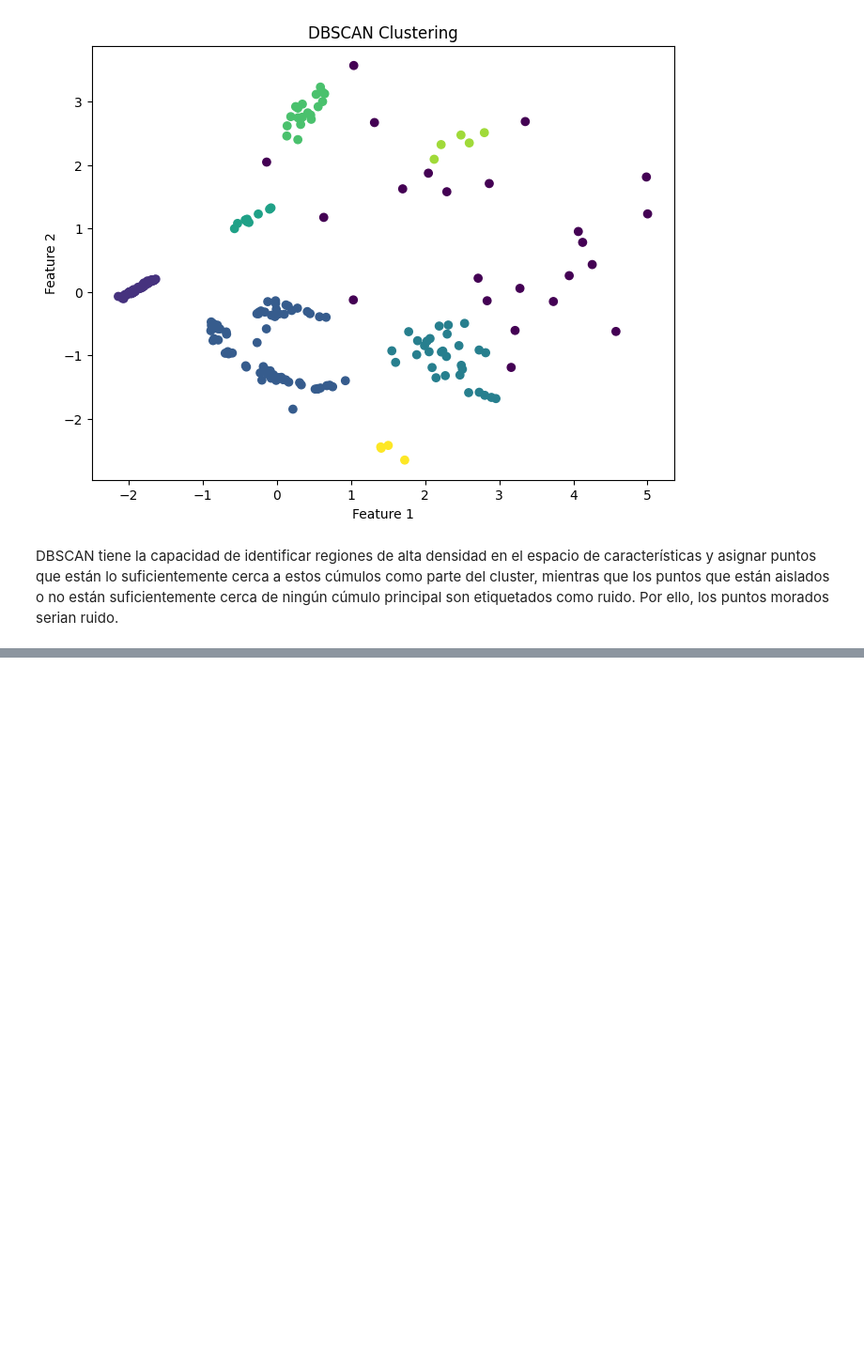
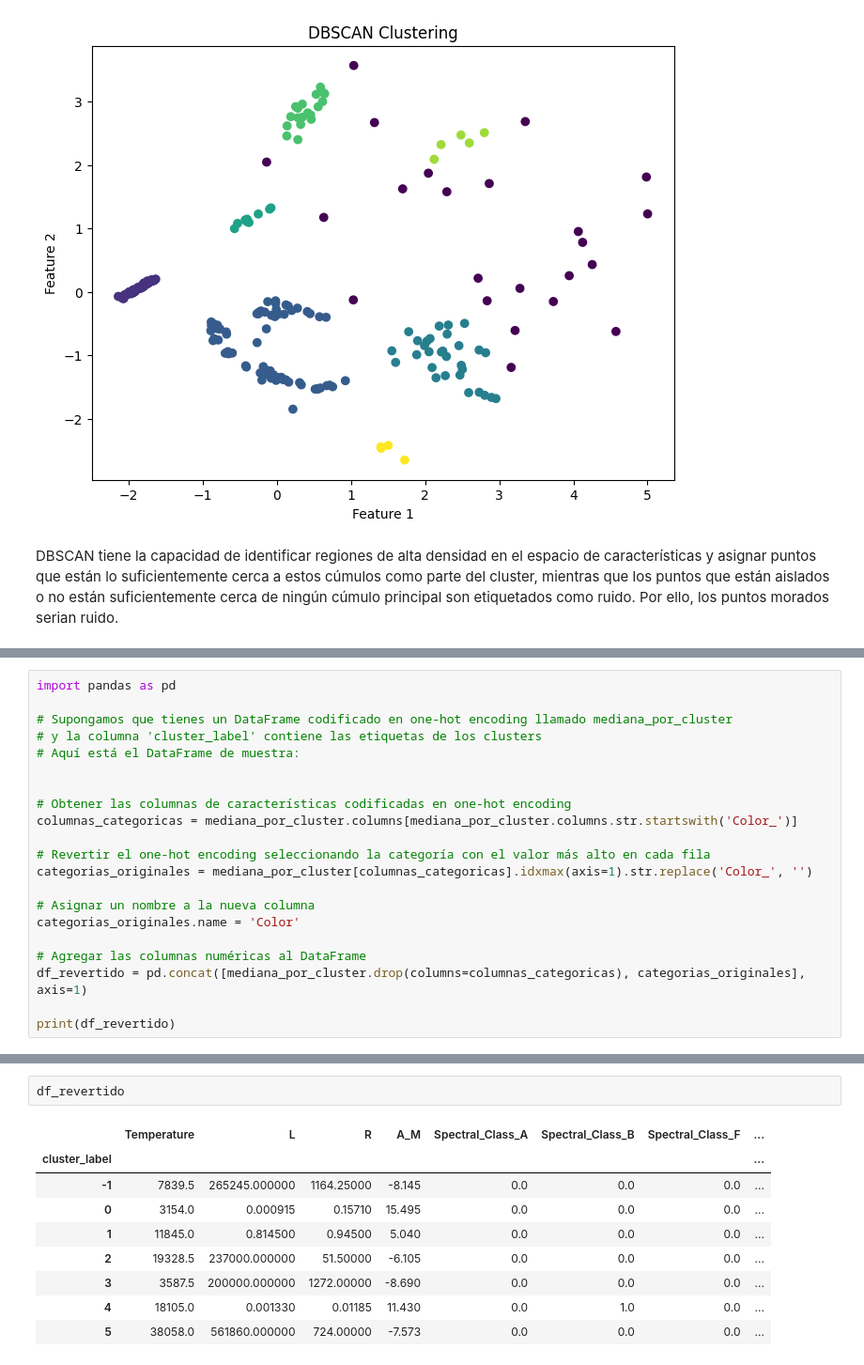
Before and after one commit to Mariolh33/G2_100472188_100429058_P2, a Jupyter notebook: Practica2.ipynb, the cells around one changed output, grey strips where cells are left out. Shown: that part at 94% size. Cells and saved outputs as stored; diff of their text form; blank space fills up the shorter version.

```diff
--- a/Practica2.ipynb
+++ b/Practica2.ipynb
@@ -604,0 +684,21 @@ print (set(labels_dbscan_ohe))
+# %%
+import pandas as pd
+
+# Supongamos que tienes un DataFrame codificado en one-hot encoding llamado mediana_por_cluster
+# y la columna 'cluster_label' contiene las etiquetas de los clusters
+# Aquí está el DataFrame de muestra:
+
+
+# Obtener las columnas de características codificadas en one-hot encoding
+columnas_categoricas = mediana_por_cluster.columns[mediana_por_cluster.columns.str.startswith('Color_')]
+
+# Revertir el one-hot encoding seleccionando la categoría con el valor más alto en cada fila
+categorias_originales = mediana_por_cluster[columnas_categoricas].idxmax(axis=1).str.replace('Color_', '')
+
+# Asignar un nombre a la nueva columna
+categorias_originales.name = 'Color'
+
+# Agregar las columnas numéricas al DataFrame
+df_revertido = pd.concat([mediana_por_cluster.drop(columns=columnas_categoricas), categorias_originales], axis=1)
+
+print(df_revertido)
@@ -604,0 +723,12 @@ print (set(labels_dbscan_ohe))
+# %%
+df_revertido
+# %% [output]
+|  | Temperature | L | R | A_M | Spectral_Class_A | Spectral_Class_B | Spectral_Class_F | ... |
+| cluster_label |  |  |  |  |  |  |  | ... |
+| -1 | 7839.5 | 265245.000000 | 1164.25000 | -8.145 | 0.0 | 0.0 | 0.0 | ... |
+| 0 | 3154.0 | 0.000915 | 0.15710 | 15.495 | 0.0 | 0.0 | 0.0 | ... |
+| 1 | 11845.0 | 0.814500 | 0.94500 | 5.040 | 0.0 | 0.0 | 0.0 | ... |
+| 2 | 19328.5 | 237000.000000 | 51.50000 | -6.105 | 0.0 | 0.0 | 0.0 | ... |
+| 3 | 3587.5 | 200000.000000 | 1272.00000 | -8.690 | 0.0 | 0.0 | 0.0 | ... |
+| 4 | 18105.0 | 0.001330 | 0.01185 | 11.430 | 0.0 | 1.0 | 0.0 | ... |
+| 5 | 38058.0 | 561860.000000 | 724.00000 | -7.573 | 0.0 | 0.0 | 0.0 | ... |
```
Also changed, not shown: parts of 22 cells of this notebook.
